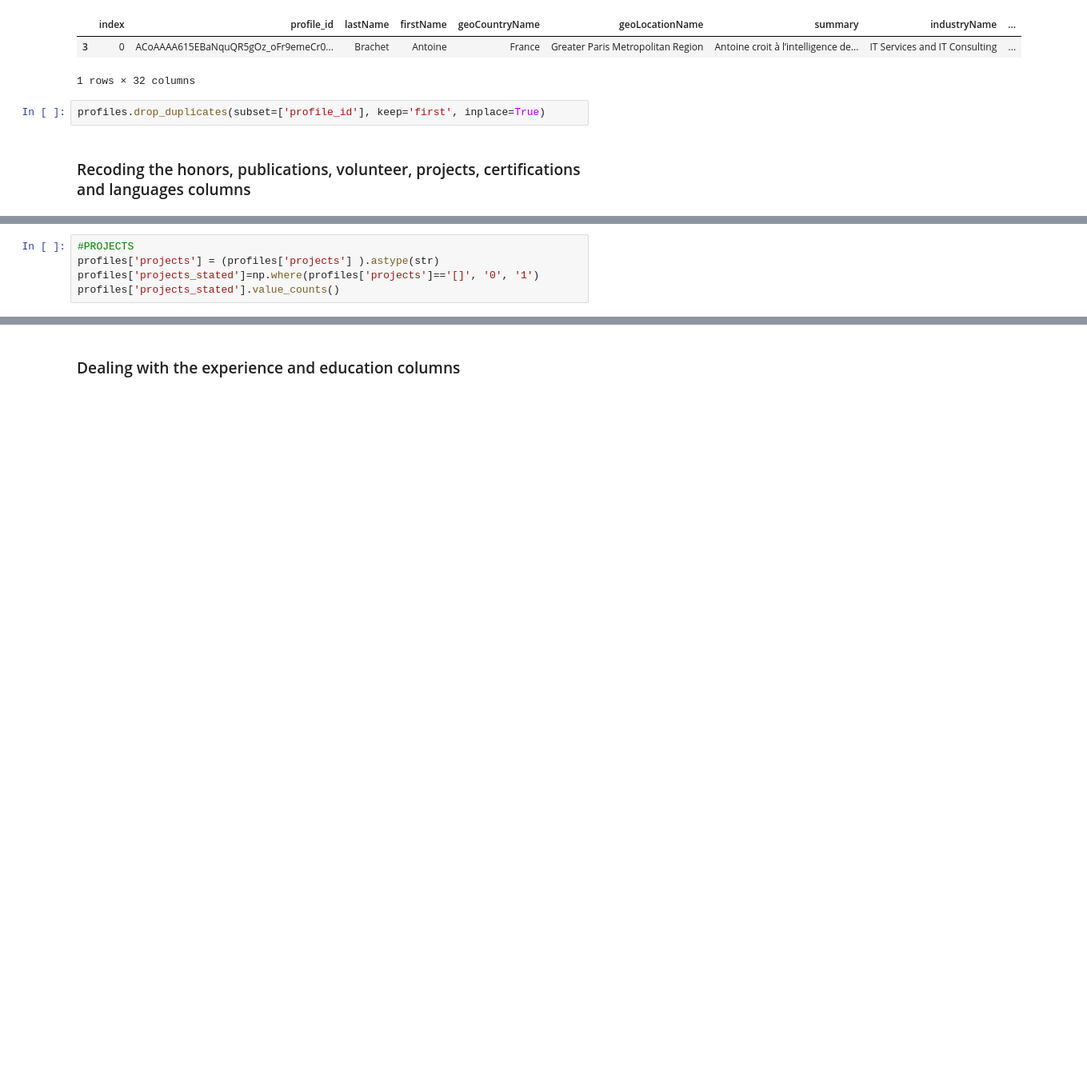
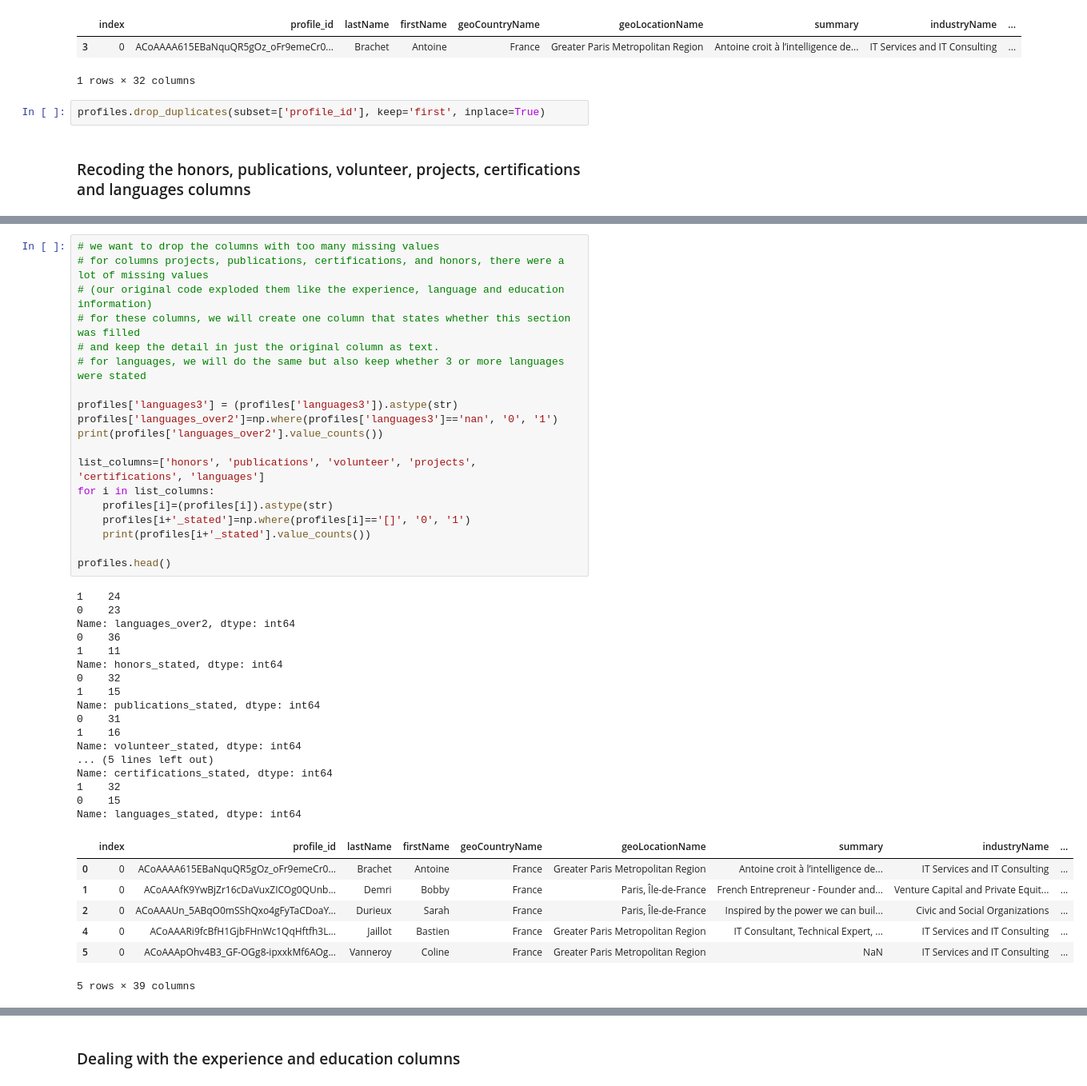
Before and after one commit to tatdef/IH_final_project, a Jupyter notebook: profiles/jsons_to_dataframe_cleaning.ipynb, the cells around one changed output, grey strips where cells are left out. Shown at 80% size. Cells and saved outputs as stored; diff of their text form; blank space fills up the shorter version.

```diff
--- a/profiles/jsons_to_dataframe_cleaning.ipynb
+++ b/profiles/jsons_to_dataframe_cleaning.ipynb
@@ -171,5 +135,0 @@ Name: volunteer_stated, dtype: int64
-# %%
-#PROJECTS
-profiles['projects'] = (profiles['projects'] ).astype(str)
-profiles['projects_stated']=np.where(profiles['projects']=='[]', '0', '1')
-profiles['projects_stated'].value_counts()
@@ -207 +157,45 @@ Name: languages_stated, dtype: int64
+# %%
+# we want to drop the columns with too many missing values
+# for columns projects, publications, certifications, and honors, there were a lot of missing values
+# (our original code exploded them like the experience, language and education information)
+# for these columns, we will create one column that states whether this section was filled
+# and keep the detail in just the original column as text.
+# for languages, we will do the same but also keep whether 3 or more languages were stated
+
+profiles['languages3'] = (profiles['languages3']).astype(str)
+profiles['languages_over2']=np.where(profiles['languages3']=='nan', '0', '1')
+print(profiles['languages_over2'].value_counts())
+
+list_columns=['honors', 'publications', 'volunteer', 'projects', 'certifications', 'languages']
+for i in list_columns:
+    profiles[i]=(profiles[i]).astype(str)
+    profiles[i+'_stated']=np.where(profiles[i]=='[]', '0', '1')
+    print(profiles[i+'_stated'].value_counts())
+
+profiles.head()
+# %% [output]
+1    24
+0    23
+Name: languages_over2, dtype: int64
+0    36
+1    11
+Name: honors_stated, dtype: int64
+0    32
+1    15
+Name: publications_stated, dtype: int64
+0    31
+1    16
+Name: volunteer_stated, dtype: int64
+... (5 lines left out)
+Name: certifications_stated, dtype: int64
+1    32
+0    15
+Name: languages_stated, dtype: int64
+|  | index | profile_id | lastName | firstName | geoCountryName | geoLocationName | summary | industryName | ... |
+| 0 | 0 | ACoAAAA615EBaNquQR5gOz_oFr9emeCr0... | Brachet | Antoine | France | Greater Paris Metropolitan Region | Antoine croit à l’intelligence de... | IT Services and IT Consulting | ... |
+| 1 | 0 | ACoAAAfK9YwBjZr16cDaVuxZICOg0QUnb... | Demri | Bobby | France | Paris, Île-de-France | French Entrepreneur - Founder and... | Venture Capital and Private Equit... | ... |
+| 2 | 0 | ACoAAAUn_5ABqO0mSShQxo4gFyTaCDoaY... | Durieux | Sarah | France | Paris, Île-de-France | Inspired by the power we can buil... | Civic and Social Organizations | ... |
+| 4 | 0 | ACoAAARi9fcBfH1GjbFHnWc1QqHftfh3L... | Jaillot | Bastien | France | Greater Paris Metropolitan Region | IT Consultant, Technical Expert, ... | IT Services and IT Consulting | ... |
+| 5 | 0 | ACoAAApOhv4B3_GF-OGg8-ipxxkMf6AOg... | Vanneroy | Coline | France | Greater Paris Metropolitan Region | NaN | IT Services and IT Consulting | ... |
+5 rows × 39 columns
 # %%
```
Also changed, not shown: parts of 36 cells of this notebook, 2 other files.
